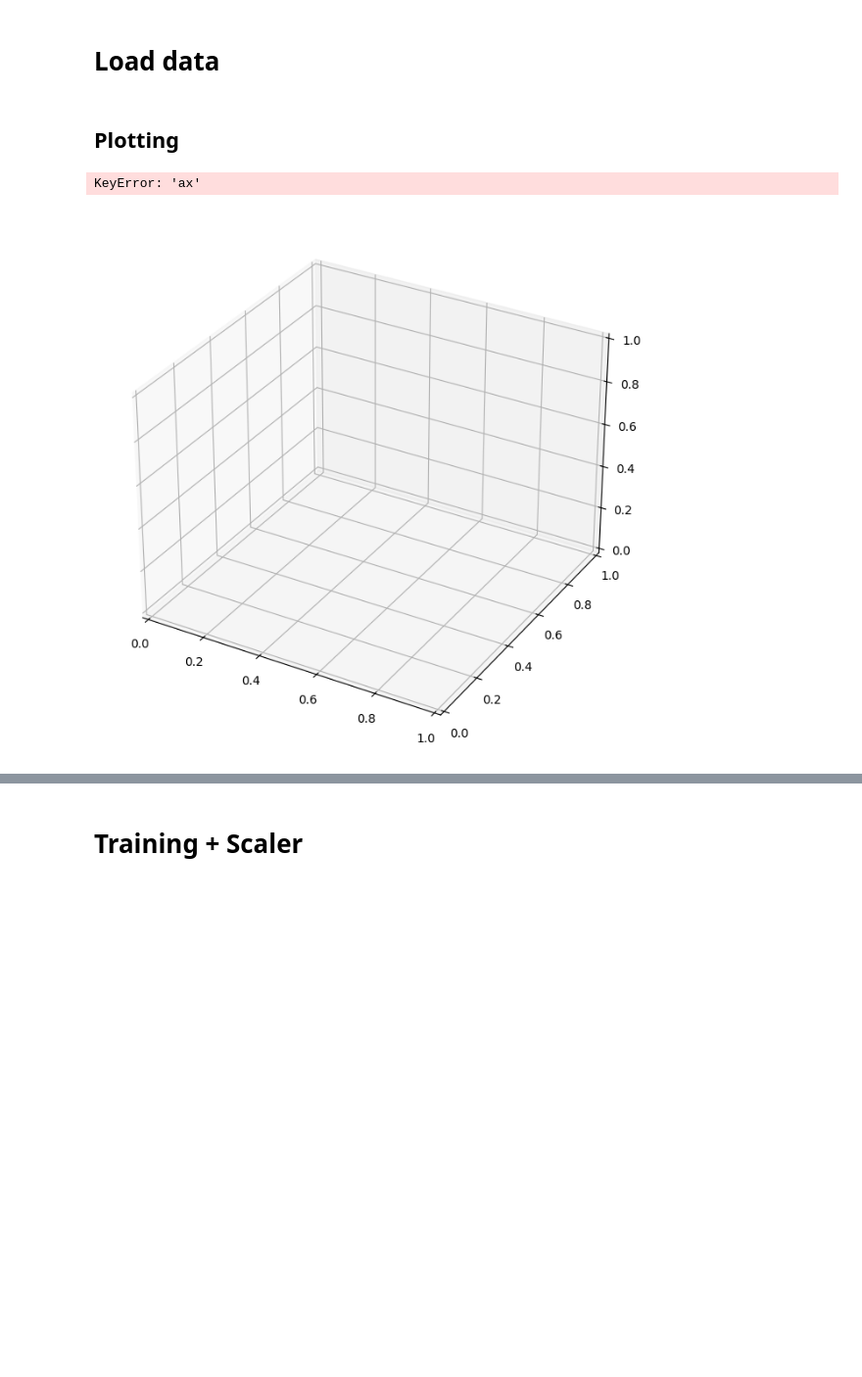
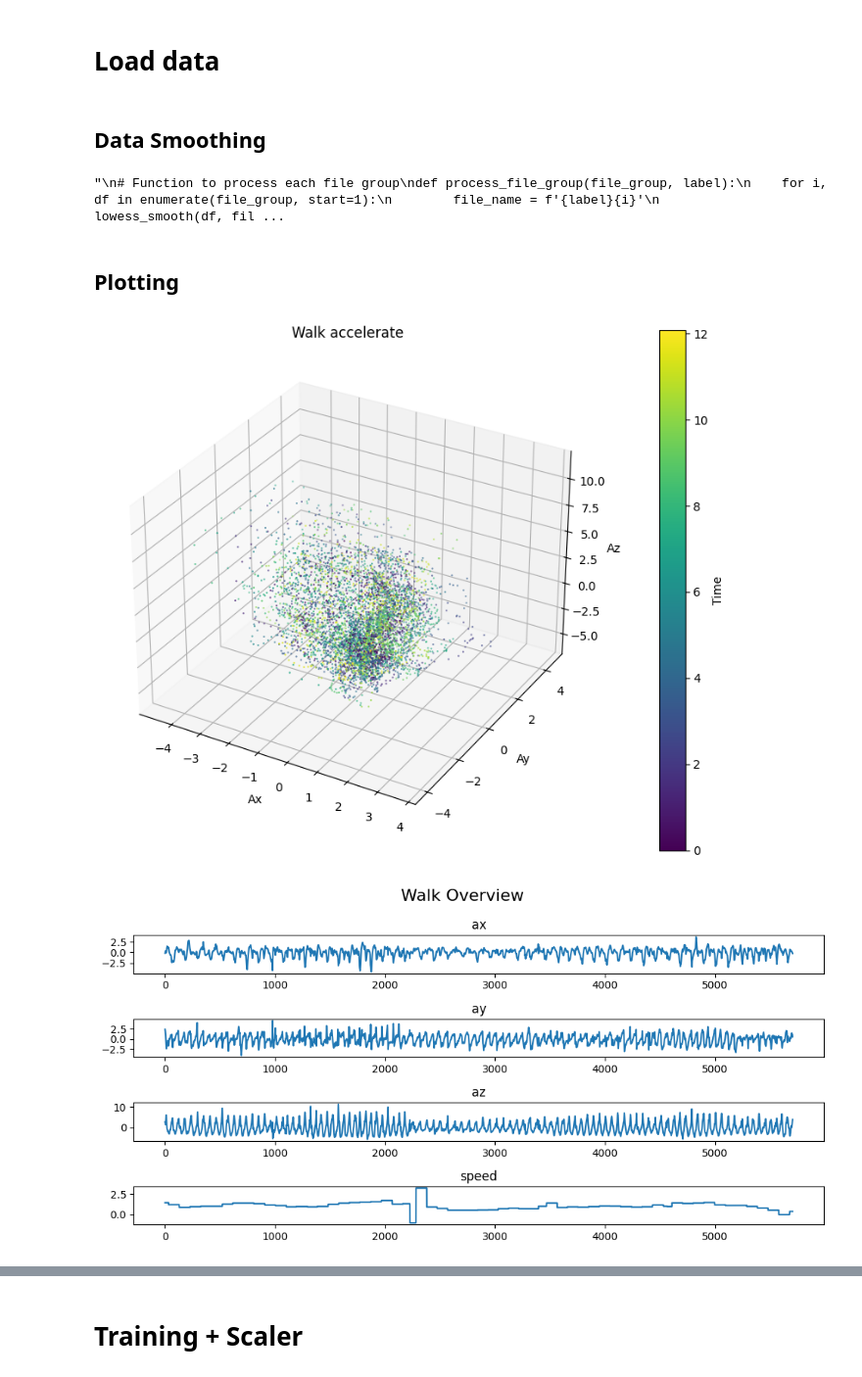
Before and after one commit to FSYFSYFSY/CMPT353_Project, a Jupyter notebook: program.ipynb, the cells around one changed output, grey strips where cells are left out. Shown at 98% size. Saved outputs shown, nothing was run; the diff lists cells and outputs as text; code cells hidden in the pictures; blank space fills up the shorter version.

```diff
--- a/program.ipynb
+++ b/program.ipynb
@@ -22,8 +22,8 @@ from data_smoothing import output_kalman, kalmanSmooth, lowess_smooth, fft_denoi
 # %% [markdown]
 # Load data
 # %%
-#folder_path = 'original_data'
-folder_path = 'fft_denoised'
+folder_path = 'original_data'
+#folder_path = 'fft_denoised'
 #folder_path = 'kalman_smoothed'
 #folder_path = 'lowess_smoothed'
 
@@ -65,42 +65,70 @@ for file in csv_files:
         temp_df = pd.read_csv(file_path)
         multi_df = pd.concat([multi_df, temp_df], ignore_index=True)
         multi_files.append(temp_df)
+# %% [markdown]
+## Data Smoothing
+# %%
+#We have process the data into dedicated folder, no need do it again
+#After we smoothed the data, we need to load new data again
+'''
+# Function to process each file group
+def process_file_group(file_group, label):
+    for i, df in enumerate(file_group, start=1):
+        file_name = f'{label}{i}'
+        lowess_smooth(df, file_name)
+        output_kalman(df, file_name)
+        apply_fft_denoise(df, file_name)
+
+# Dictionary mapping labels to file lists
+file_groups = {
+    'run': run_files,
+    'walk': walk_files,
+    'still': still_files,
+    'jump': jump_files,
+    'multi': multi_files
+}
+
+
+# Process each file group
+for label, files in file_groups.items():
+    process_file_group(files, label)
+'''
+# %% [output]
+"\n# Function to process each file group\ndef process_file_group(file_group, label):\n    for i, df in enumerate(file_group, start=1):\n        file_name = f'{label}{i}'\n        lowess_smooth(df, fil ...
 # %% [markdown]
 ## Plotting
 # %%
 
 fig1 = plt.figure(figsize=(10, 8))
 ax = fig1.add_subplot(111, projection='3d')
 
 sc1 = ax.scatter(walk_df['ax'], walk_df['ay'], walk_df['az'], c=walk_df['time'], cmap='viridis',marker='o', s=0.3)
 
 cbar = plt.colorbar(sc1, ax=ax, pad=0.1)
 cbar.set_label('Time')
 
 ax.set_title('Walk accelerate')
 ax.set_xlabel('Ax')
 ax.set_ylabel('Ay')
 ax.set_zlabel('Az')
 
 plt.show(fig1)
 
 
 plt.figure(figsize=(10, 5))
-selected_columns = walk_df.columns[1:5]
-selected_data = walk_df[selected_columns]
-x = np.arange(0, len(selected_data) * 0.1, 0.1)
+x = np.arange(0, len(walk_df['time']))
 
 for i, col in enumerate(walk_df.columns[1:5]):
     plt.subplot(4, 1, i+1)
     plt.plot(x, walk_df[col],marker='', linestyle='-')
     plt.title(f'{col}')
 
 plt.suptitle('Walk Overview', fontsize=16)
 plt.tight_layout()
 plt.show()
 # %% [output]
-KeyError: 'ax'
-[figure, old version]
+[figure, new version]
+[figure, added]
 # %%
 fig2 = plt.figure(figsize=(10, 8))
 ax = fig2.add_subplot(111, projection='3d')
```
Also changed, not shown: parts of 6 cells of this notebook.
